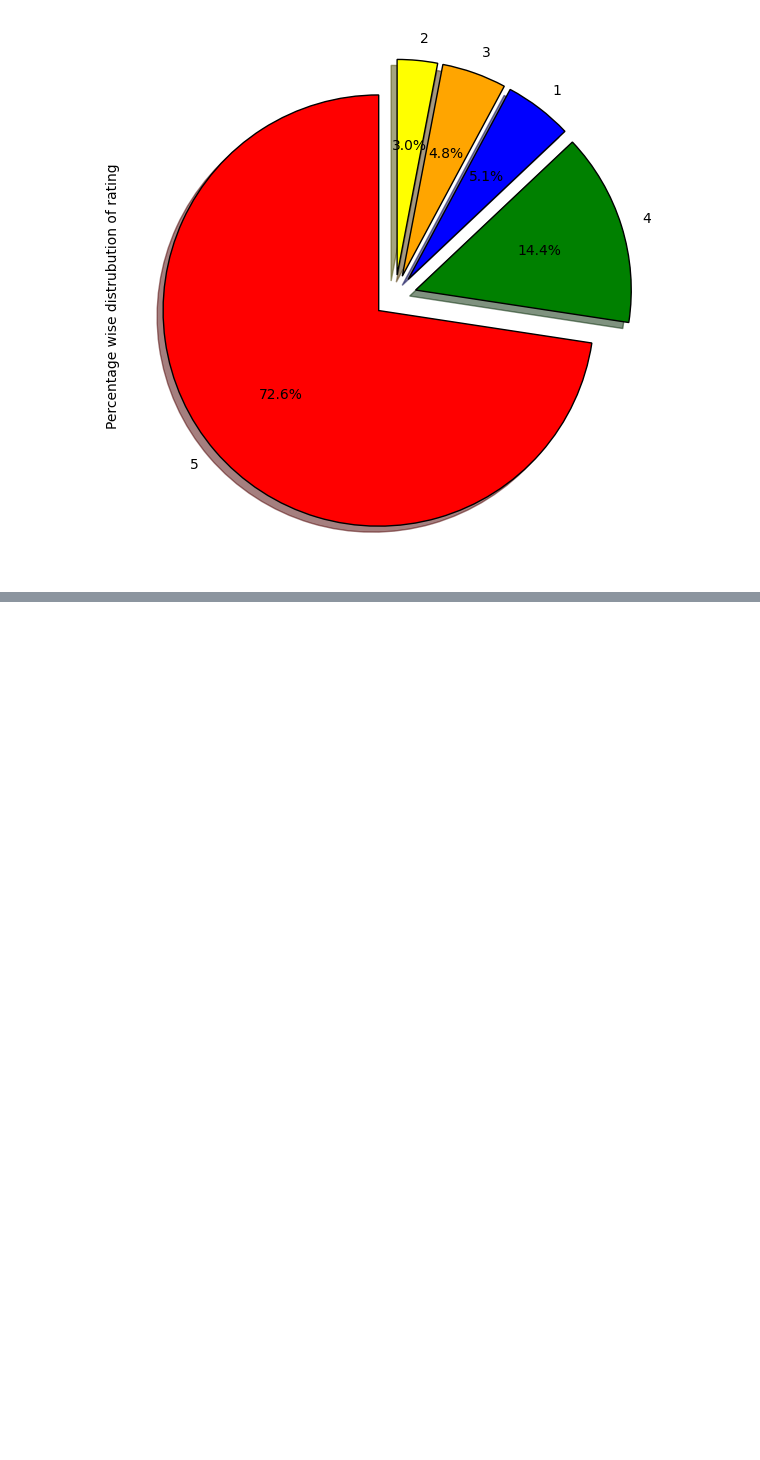
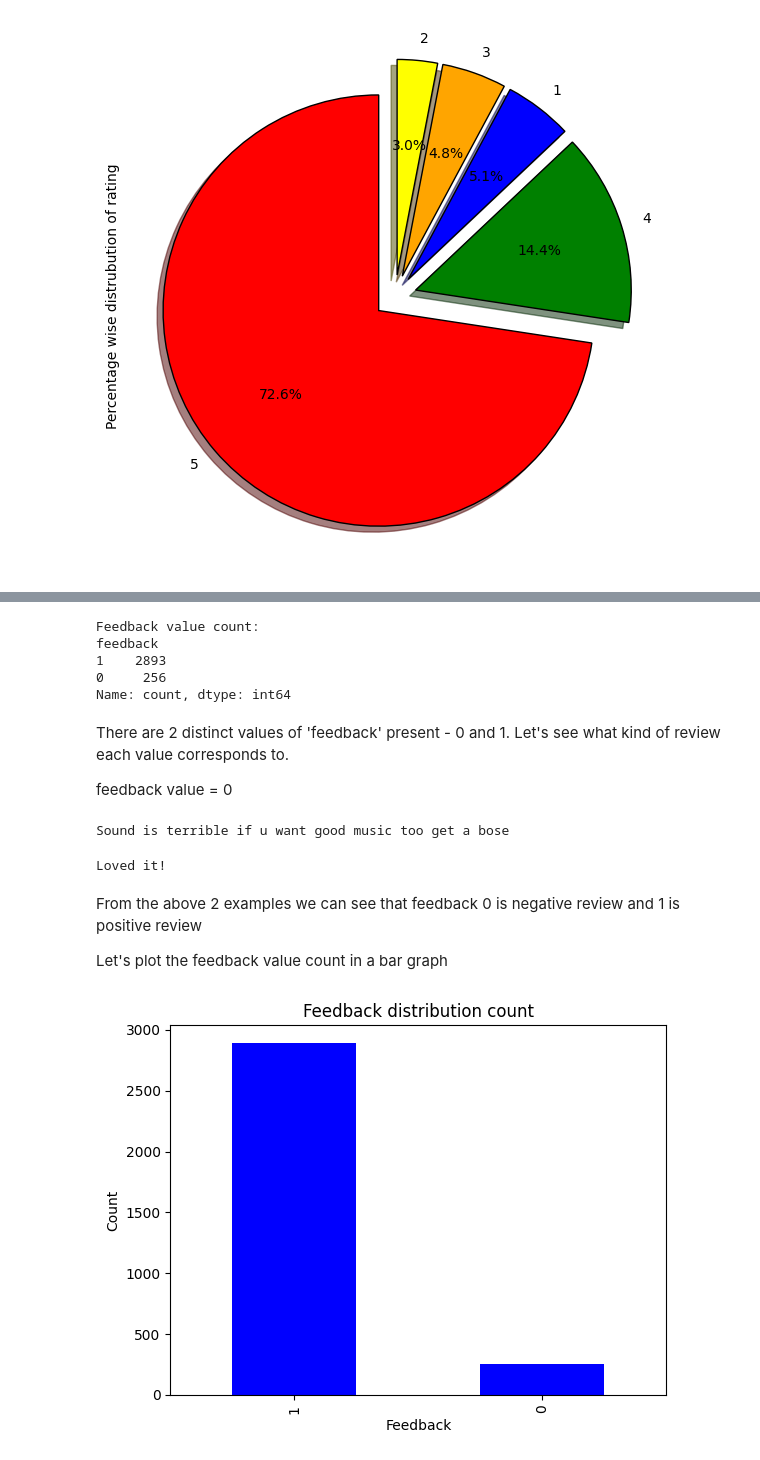
Before and after one commit to Ashishjoshi794/Amazon-Alexa-Review, a Jupyter notebook: Amazon_Alexa_Review.ipynb, the cells around one changed output, grey strips where cells are left out. Saved outputs shown, nothing was run; the diff lists cells and outputs as text; code cells hidden in the pictures; blank space fills up the shorter version.

```diff
--- a/Amazon_Alexa_Review.ipynb
+++ b/Amazon_Alexa_Review.ipynb
@@ -198,0 +191,43 @@ fig.savefig(graph, format="png")
+# %%
+#Distinct values of 'feedback' and its count
+
+print(f"Feedback value count: \n{data['feedback'].value_counts()}")
+# %% [output]
+Feedback value count:
+feedback
+1    2893
+0     256
+Name: count, dtype: int64
+# %% [markdown]
+
+There are 2 distinct values of 'feedback' present - 0 and 1. Let's see what kind of review each value corresponds to.
+
+feedback value = 0
+# %%
+#Extracting the 'verified_reviews' value for one record with feedback = 0
+
+review_0 = data[data['feedback'] == 0].iloc[1]['verified_reviews']
+print(review_0)
+# %% [output]
+Sound is terrible if u want good music too get a bose
+# %%
+#Extracting the 'verified_reviews' value for one record with feedback = 1
+
+review_1 = data[data['feedback'] == 1].iloc[1]['verified_reviews']
+print(review_1)
+# %% [output]
+Loved it!
+# %% [markdown]
+From the above 2 examples we can see that feedback 0 is negative review and 1 is positive review
+
+Let's plot the feedback value count in a bar graph
+# %%
+#Bar graph to visualize the total counts of each feedback
+
+data['feedback'].value_counts().plot.bar(color = 'blue')
+plt.title('Feedback distribution count')
+plt.xlabel('Feedback')
+plt.ylabel('Count')
+plt.show()
+# %% [output]
+[figure, added]
```
Also changed, not shown: parts of 18 cells of this notebook.
